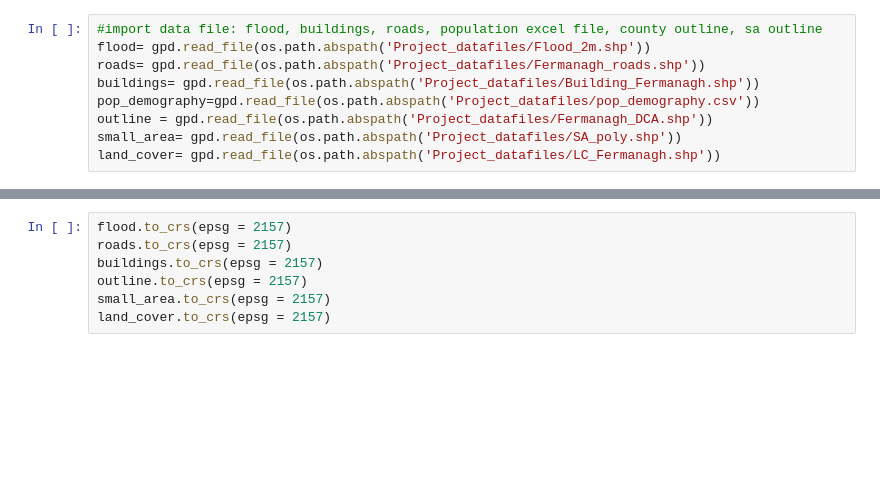
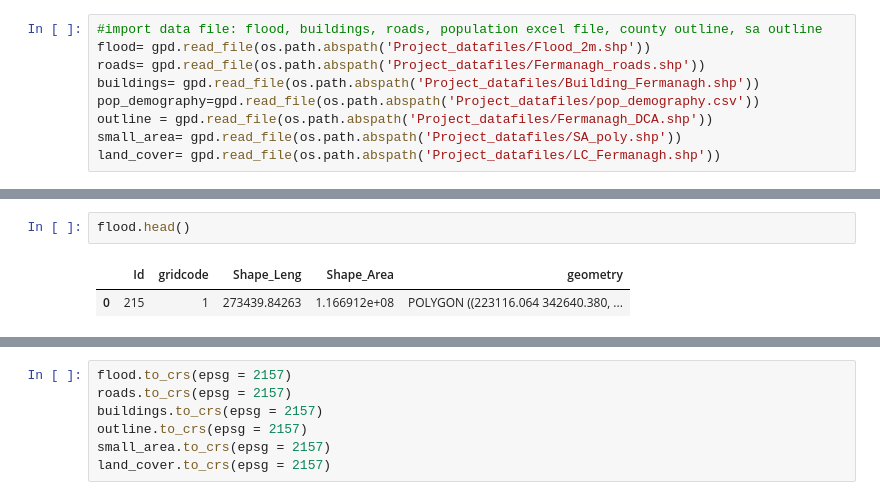
Before and after one commit to fd1807/EGM722_Project, a Jupyter notebook: Project_EGM722.ipynb, the cells around one changed output, grey strips where cells are left out. Saved outputs shown, nothing was run; the diff lists cells and outputs as text; blank space fills up the shorter version.

```diff
--- a/Project_EGM722.ipynb
+++ b/Project_EGM722.ipynb
@@ -77,0 +47,5 @@ Name: geometry_y, dtype: geometry
+# %%
+flood.head()
+# %% [output]
+|  | Id | gridcode | Shape_Leng | Shape_Area | geometry |
+| 0 | 215 | 1 | 273439.84263 | 1.166912e+08 | POLYGON ((223116.064 342640.380, ... |
```
Also changed, not shown: parts of 14 cells of this notebook.
